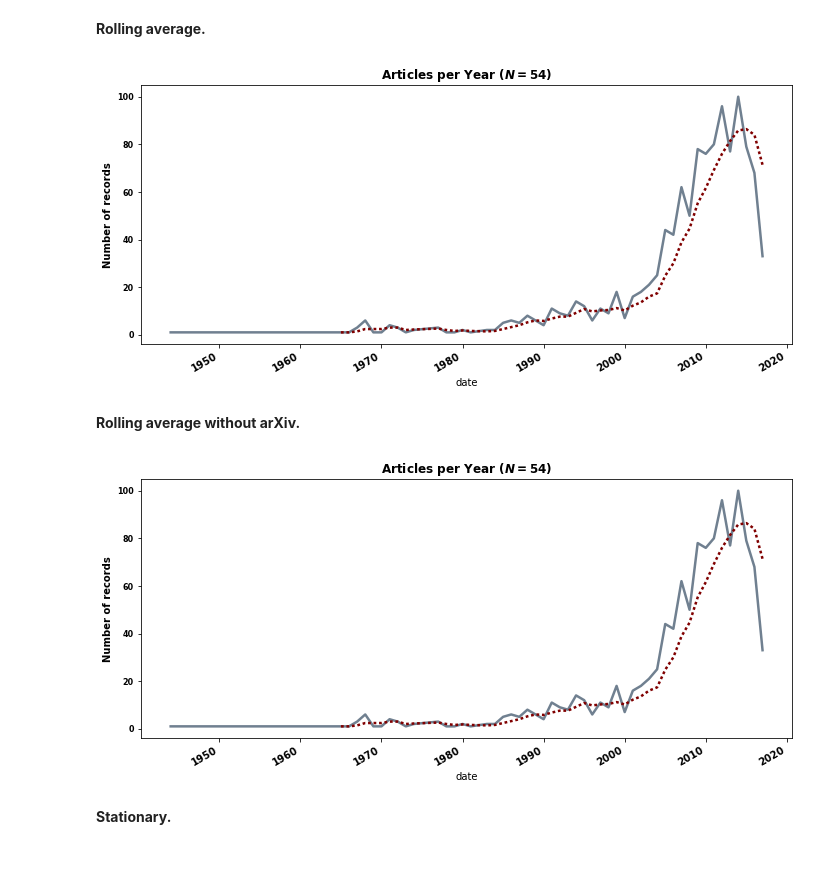
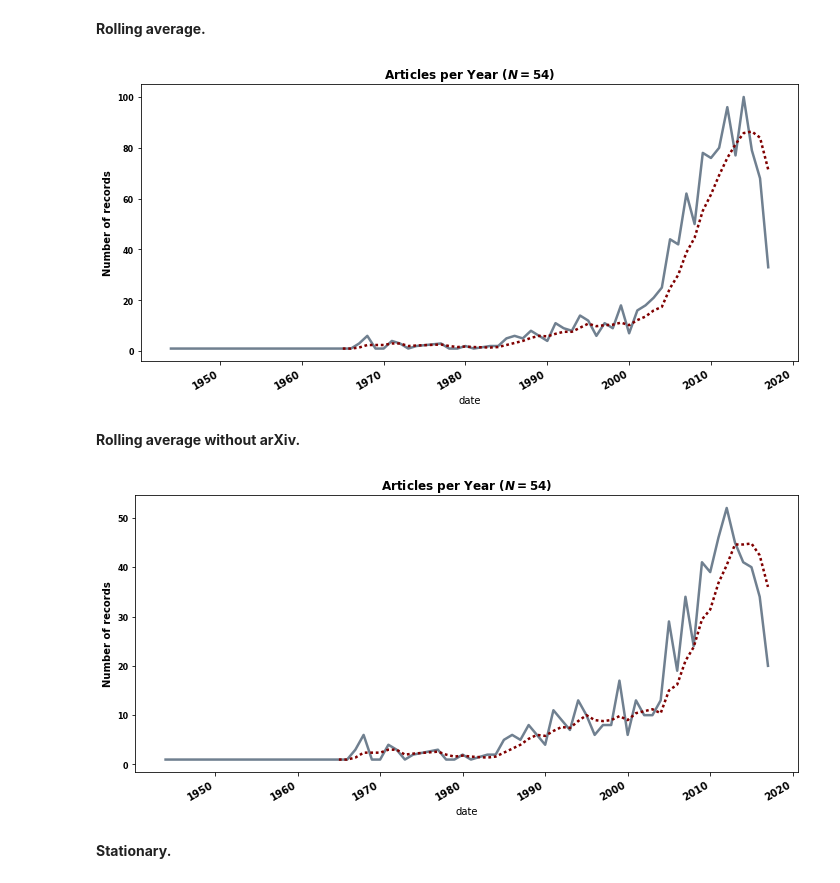
Before and after one commit to Nikoleta-v3/bibliometric-study-of-the-prisoners-dilemma, a Jupyter notebook: src/nbs/8. Time series analysis.ipynb, the cells around one changed output. Saved outputs shown, nothing was run; the diff lists cells and outputs as text; code cells hidden in the pictures.

```diff
--- a/src/nbs/8. Time series analysis.ipynb
+++ b/src/nbs/8. Time series analysis.ipynb
@@ -26,7 +26,7 @@ matplotlib.rc('font', **font)
 # %% [markdown]
 **Read in and Prepare data.**
 # %%
-df = pd.read_json('../data/data_dec_2017_clean.json')
+df = pd.read_json('../data/data_nov_2017_clean.json')
 # %%
 df['date'] = pd.to_datetime(df['date'].astype(str), format='%Y')
 yrl = df.groupby(['unique_key', 'date']).size().reset_index().groupby('date').size()
@@ -38,23 +38,20 @@ total_articles = len(yrl)
 # %%
 fig, ax = plt.subplots(figsize=(10, 5))
 
 plt.title('Articles per Year ($N={}$)'.format(total_articles), fontweight='bold')
 plt.ylabel('Number of records', fontweight='bold')
 ax.plot(yrl, color='slategray', zorder=1, linewidth=2.5)
 plt.xticks(fontsize=10); plt.yticks(fontsize=8)
 
-x = yrl.index
-y = yrl.values
+ax = yrl.rolling(5).mean().plot(linewidth=2.5, color='maroon', linestyle=':');
 
 plt.tight_layout()
-plt.legend(bbox_to_anchor=(1.01, 1), loc=2, borderaxespad=0., scatterpoints=1);
 
-ax = pd.rolling_mean(yrl, 5).plot(linewidth=2.5, color='maroon', linestyle=':');#
 
 # plt.savefig("/home/nightwing/rsc/Literature-Article/assets/images/timeseries.pdf",
 #            format='pdf', bbox_inches='tight')
 # %% [output]
-[figure, old version]
+[figure, new version]
 # %% [markdown]
 **Rolling average without arXiv.**
 # %%
@@ -69,18 +66,14 @@ fig, ax = plt.subplots(figsize=(10, 5))
 
 plt.title('Articles per Year ($N={}$)'.format(total_articles), fontweight='bold')
 plt.ylabel('Number of records', fontweight='bold')
-ax.plot(yrl, color='slategray', zorder=1, linewidth=2.5)
+ax.plot(yrl_without_arxiv, color='slategray', zorder=1, linewidth=2.5)
 plt.xticks(fontsize=10); plt.yticks(fontsize=8)
 
-x = yrl.index
-y = yrl.values
+ax = yrl_without_arxiv.rolling(5).mean().plot(linewidth=2.5, color='maroon', linestyle=':');
 
 plt.tight_layout()
-plt.legend(bbox_to_anchor=(1.01, 1), loc=2, borderaxespad=0., scatterpoints=1);
-
-ax = pd.rolling_mean(yrl, 5).plot(linewidth=2.5, color='maroon', linestyle=':');
 # %% [output]
-[figure, old version]
+[figure, new version]
 # %% [markdown]
 **Stationary.**
 # %%
```
Also changed, not shown: parts of 13 cells of this notebook, 4 other files.
